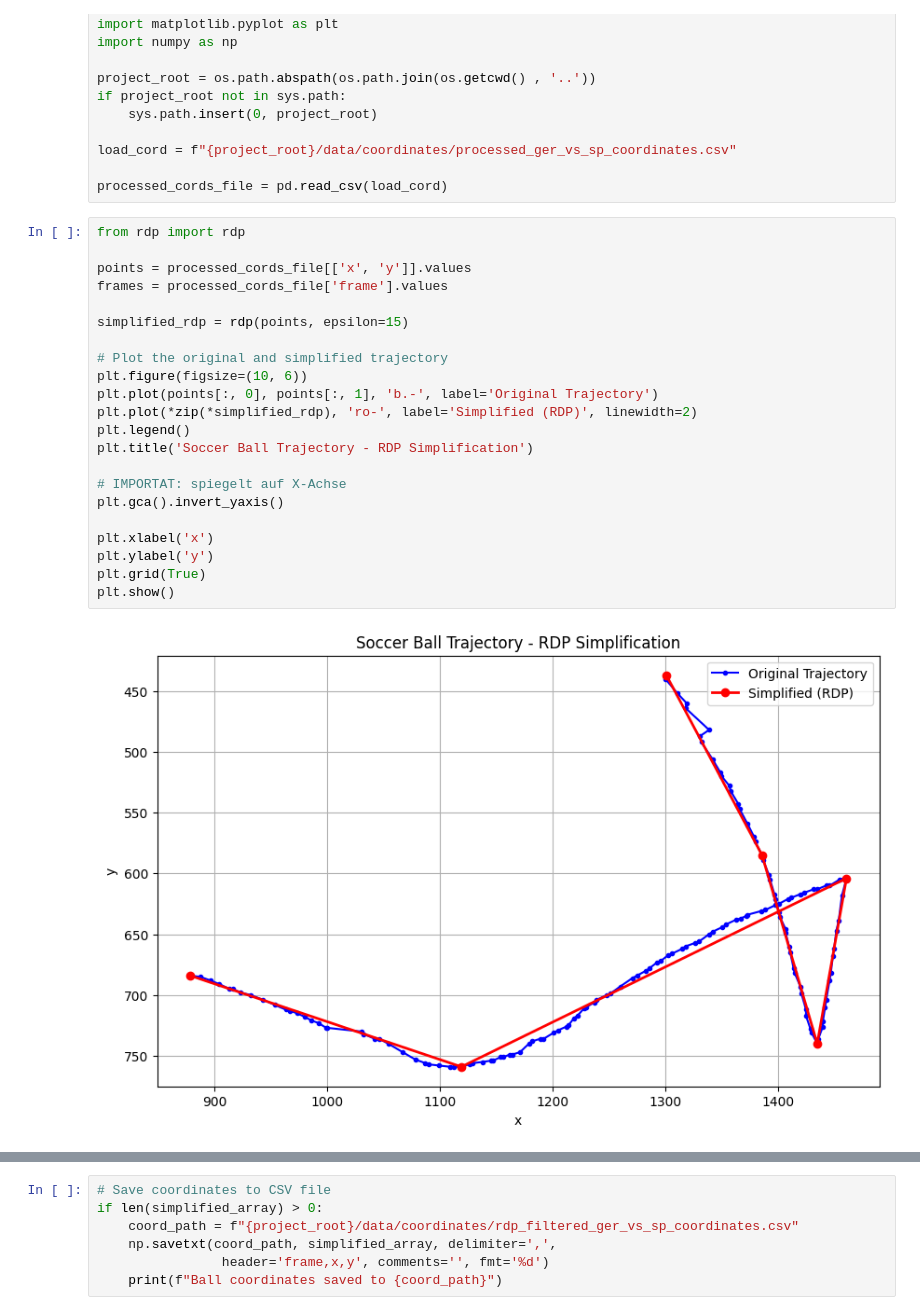
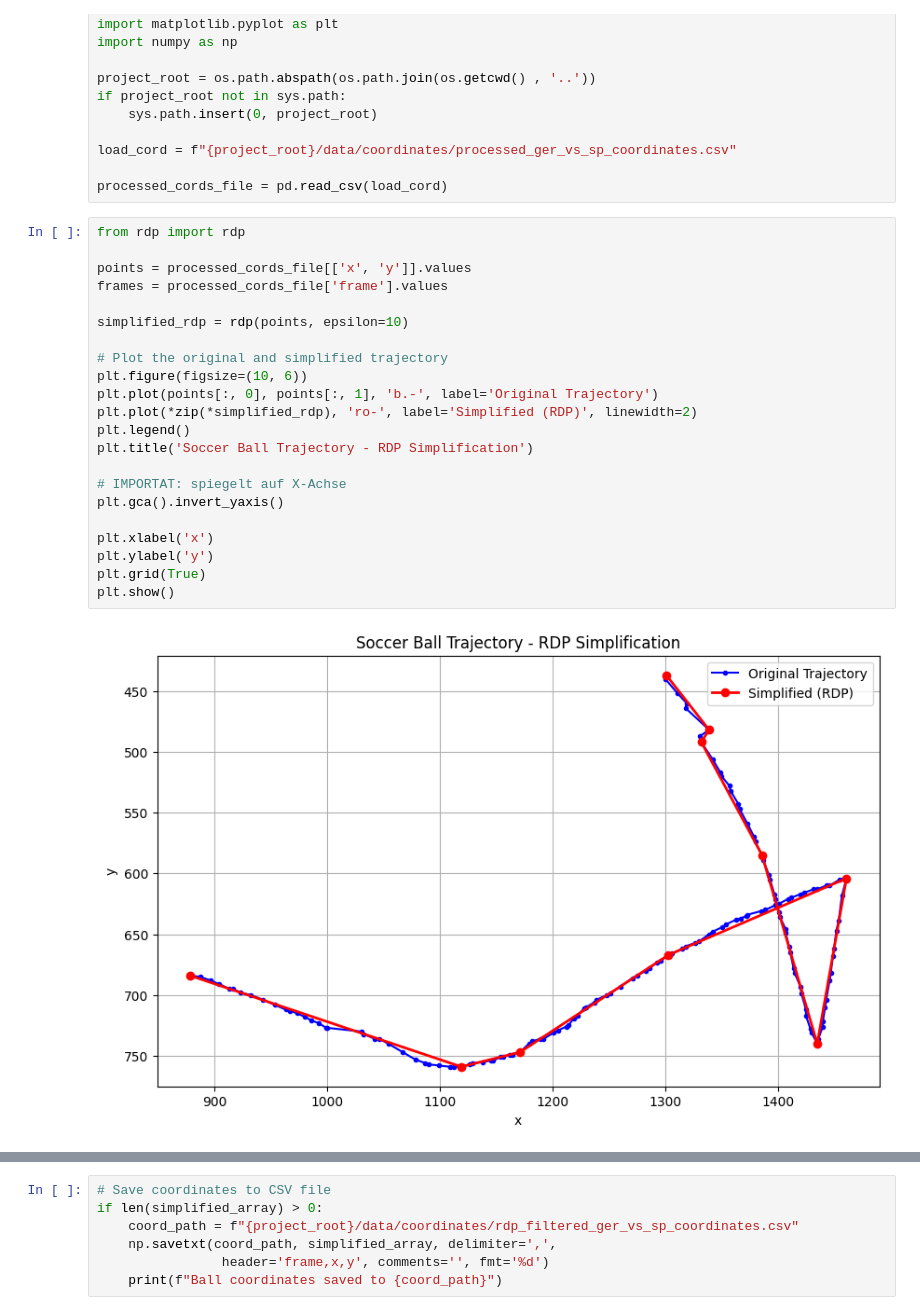
Before and after one commit to denisthefirst/var-ai, a Jupyter notebook: notebooks/detect_trajectory_changes.ipynb, the cells around one changed output, grey strips where cells are left out. Drawn from its saved outputs; the diff is of its cells as text.

```diff
--- a/notebooks/detect_trajectory_changes.ipynb
+++ b/notebooks/detect_trajectory_changes.ipynb
@@ -15,27 +15,27 @@ processed_cords_file = pd.read_csv(load_cord)
 # %%
 from rdp import rdp
 
 points = processed_cords_file[['x', 'y']].values
 frames = processed_cords_file['frame'].values
 
-simplified_rdp = rdp(points, epsilon=15)
+simplified_rdp = rdp(points, epsilon=10)
 
 # Plot the original and simplified trajectory
 plt.figure(figsize=(10, 6))
 plt.plot(points[:, 0], points[:, 1], 'b.-', label='Original Trajectory')
 plt.plot(*zip(*simplified_rdp), 'ro-', label='Simplified (RDP)', linewidth=2)
 plt.legend()
 plt.title('Soccer Ball Trajectory - RDP Simplification')
 
 # IMPORTAT: spiegelt auf X-Achse
 plt.gca().invert_yaxis()
 
 plt.xlabel('x')
 plt.ylabel('y')
 plt.grid(True)
 plt.show()
 # %% [output]
-[figure, old version]
+[figure, new version]
 # %%
 # Find corresponding frame numbers by matching each simplified point to the original
 simplified_indices = [np.where((points == pt).all(axis=1))[0][0] for pt in simplified_rdp]
```
Also changed, not shown: parts of 1 cell of this notebook, 4 other files.
